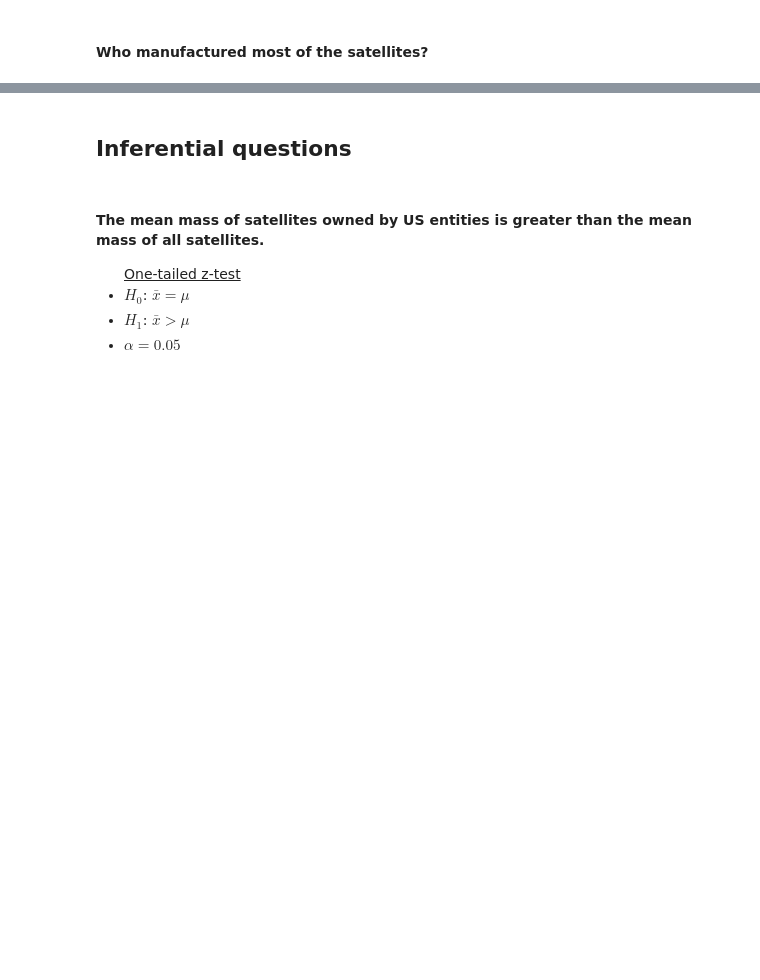
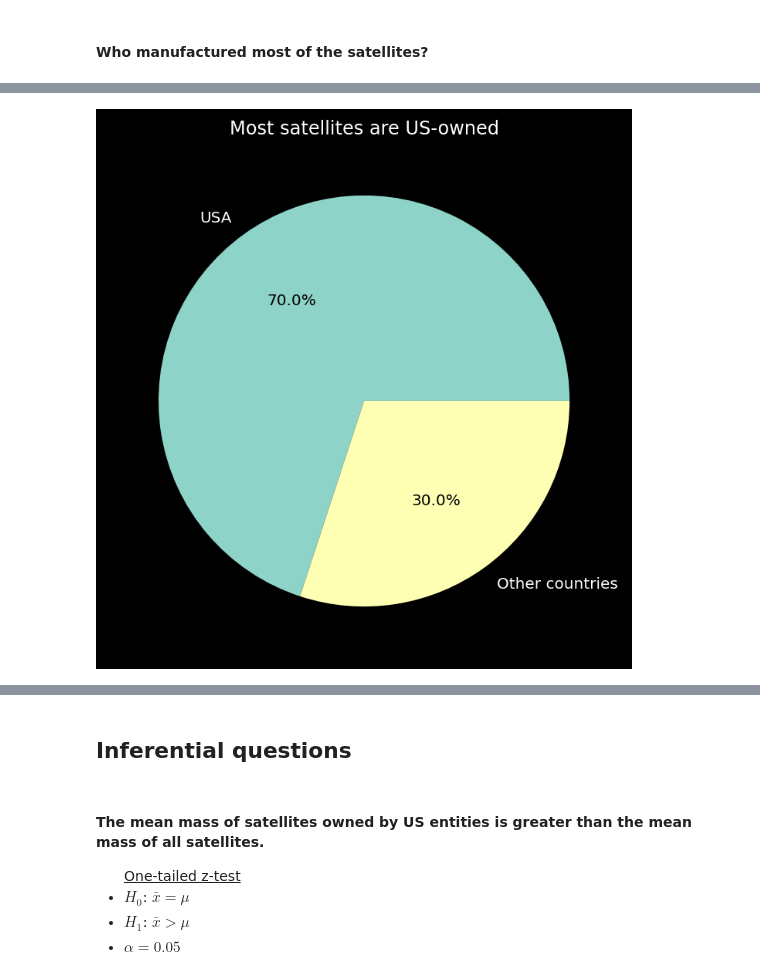
Before and after one commit to brayvid/satellites-eda, a Jupyter notebook: satellites_eda_with_inference.ipynb, the cells around one changed output, grey strips where cells are left out. Drawn from its saved outputs; the diff is of its cells as text; code cells hidden in the pictures; blank space fills up the shorter version.

```diff
--- a/satellites_eda_with_inference.ipynb
+++ b/satellites_eda_with_inference.ipynb
@@ -683,0 +690,31 @@ plot_word_cloud_dict_colormapped(mass_contractor_dict, grouped_color_func_contra
+# %%
+# has_launch_date_df = df.dropna(subset='LaunchYear')
+has_launch_date_country_counts = has_launch_date_df.pivot_table(values='AggValue', index='LaunchYear', columns='Country of Operator/Owner', aggfunc=np.sum).cumsum()
+
+end_country_counts = has_launch_date_country_counts[has_launch_date_country_counts.index == 2022]
+end_country_counts = end_country_counts.sort_values(by=2022,axis=1,ascending=False)
+end_country_counts
+
+usa_tot = end_country_counts.iloc[0,0]
+others_tot = end_country_counts.iloc[0,1:].sum()
+
+used_percent = [usa_tot/(usa_tot+others_tot),others_tot/(usa_tot+others_tot)]
+
+plt.style.use("dark_background")
+plt.figure(figsize=(6,6))
+
+# https://matplotlib.org/stable/gallery/pie_and_polar_charts/pie_and_donut_labels.html#sphx-glr-gallery-pie-and-polar-charts-pie-and-donut-labels-py
+def func(pct):
+    absolute = int(np.round(pct/100.*np.sum(used_percent)))
+    return f"{pct:.1f}%"
+
+
+# https://stackoverflow.com/questions/27898830/python-how-to-change-autopct-text-color-to-be-white-in-a-pie-chart
+_, _, autotexts = plt.pie(labels=['USA','Other countries'],x=used_percent, autopct=func)
+for autotext in autotexts:
+    autotext.set_color('black')
+
+plt.title('Most satellites are US-owned')
+plt.show()
+# %% [output]
+[figure, added]
```
Also changed, not shown: parts of 21 cells of this notebook.
